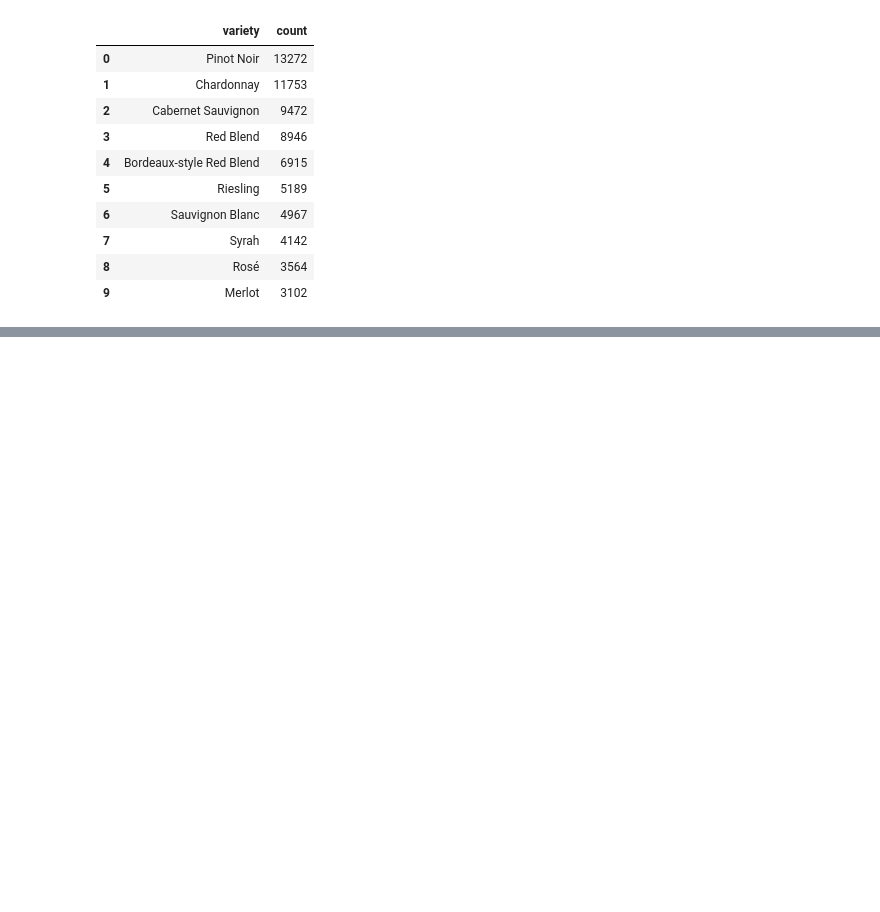
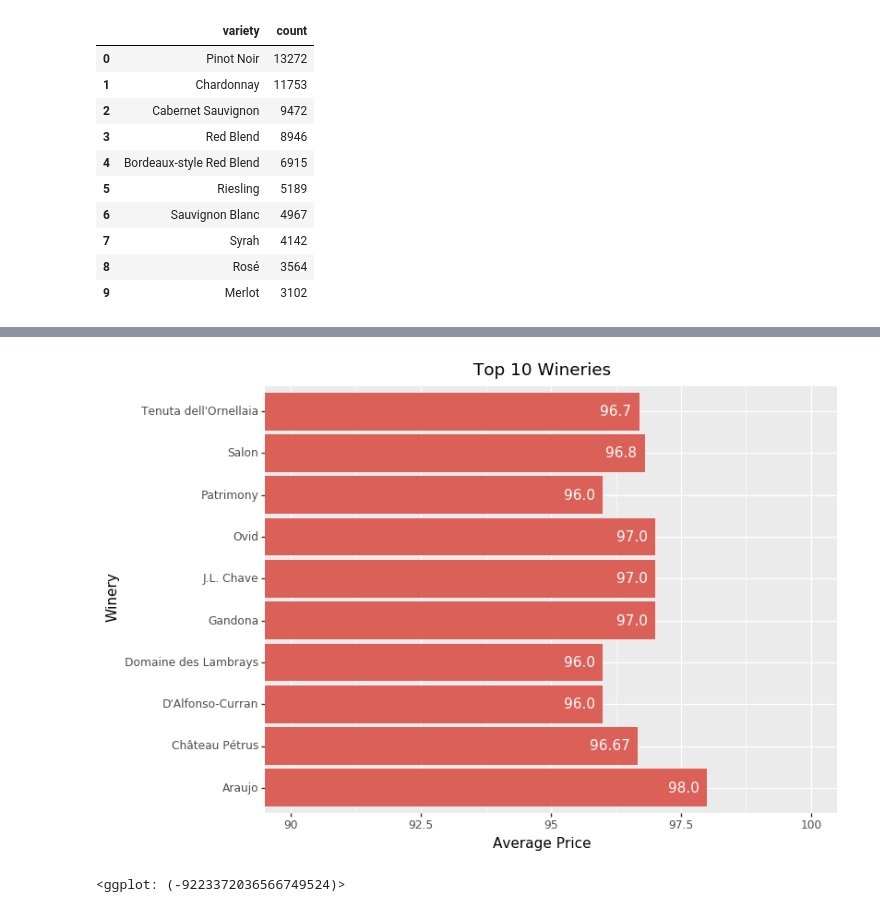
Before and after one commit to corazzon/KaggleStruggle, a Jupyter notebook: wine-reviews/plotnine.ipynb, the cells around one changed output, grey strips where cells are left out. Saved outputs shown, nothing was run; the diff lists cells and outputs as text; code cells hidden in the pictures; blank space fills up the shorter version.

```diff
--- a/wine-reviews/plotnine.ipynb
+++ b/wine-reviews/plotnine.ipynb
@@ -319,0 +344,11 @@ df = (common_wines
+# %%
+# 어떤 와이너리가 좋은 와인을 만들까요?
+winery_df = (reviews
+    .groupby('winery').points.agg(['mean'])
+    .sort_values(by='mean', ascending=False)
+    .reset_index()
+    .rename(columns={'mean': 'price'})
+    .round(2)
+    .head(10)
+)
+df
@@ -319,0 +367,14 @@ df = (common_wines
+# %%
+(ggplot(winery_df)
+    + aes(x='winery', y='price')
+    + geom_col(fill='#DB6058')
+    + ggtitle("Top 10 Wineries")
+    + geom_text(aes(label='price'), color='white', ha='right', nudge_y=-0.15)
+    + xlab('Winery')
+    + ylab('Average Price')
+    + coord_flip(ylim=(90, 100))
+    + theme(figure_size=(8, 6))
+)
+# %% [output]
+[figure, added]
+<ggplot: (-9223372036566749524)>
```
Also changed, not shown: parts of 19 cells of this notebook.
